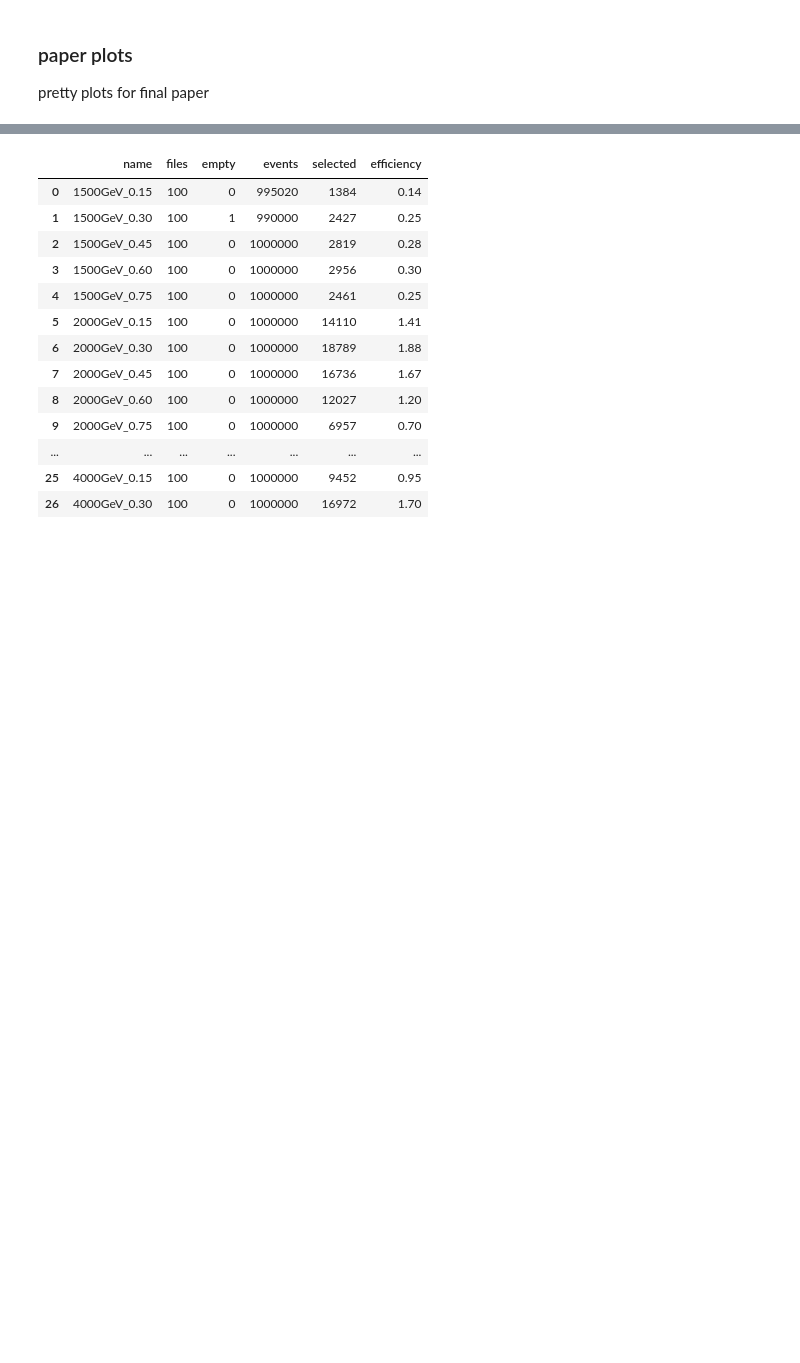
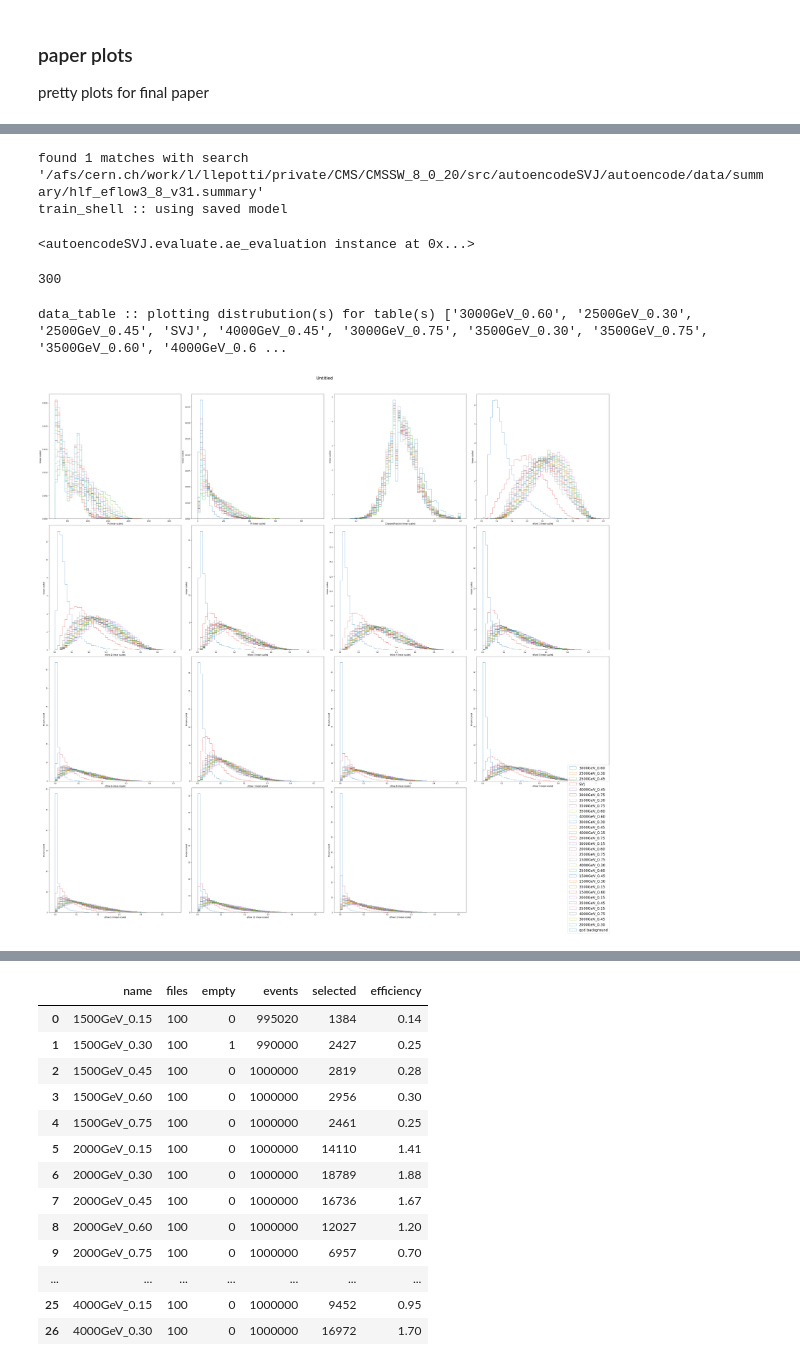
Before and after one commit to luclepot/SVJ, a Jupyter notebook: plots.ipynb, the cells around one changed output, grey strips where cells are left out. Drawn from its saved outputs; the diff is of its cells as text; code cells hidden in the pictures; blank space fills up the shorter version.

```diff
--- a/plots.ipynb
+++ b/plots.ipynb
@@ -8,0 +20,15 @@ import autoencodeSVJ.utils as utils
+# %%
+ev.ae_evaluation('hlf_eflow3_8_v31', aux_signals_dict=signals_dict)
+# %% [output]
+found 1 matches with search '/afs/cern.ch/work/l/llepotti/private/CMS/CMSSW_8_0_20/src/autoencodeSVJ/autoencode/data/summary/hlf_eflow3_8_v31.summary'
+train_shell :: using saved model
+<autoencodeSVJ.evaluate.ae_evaluation instance at 0x...>
+# %%
+5*2*30
+# %% [output]
+300
+# %%
+e.dists[0].plot(e.dists[1:], bins=50, figsize=(40,40), normed=1)
+# %% [output]
+data_table :: plotting distrubution(s) for table(s) ['3000GeV_0.60', '2500GeV_0.30', '2500GeV_0.45', 'SVJ', '4000GeV_0.45', '3000GeV_0.75', '3500GeV_0.30', '3500GeV_0.75', '3500GeV_0.60', '4000GeV_0.6 ...
+[figure, added]
```
Also changed, not shown: parts of 6 cells of this notebook.
